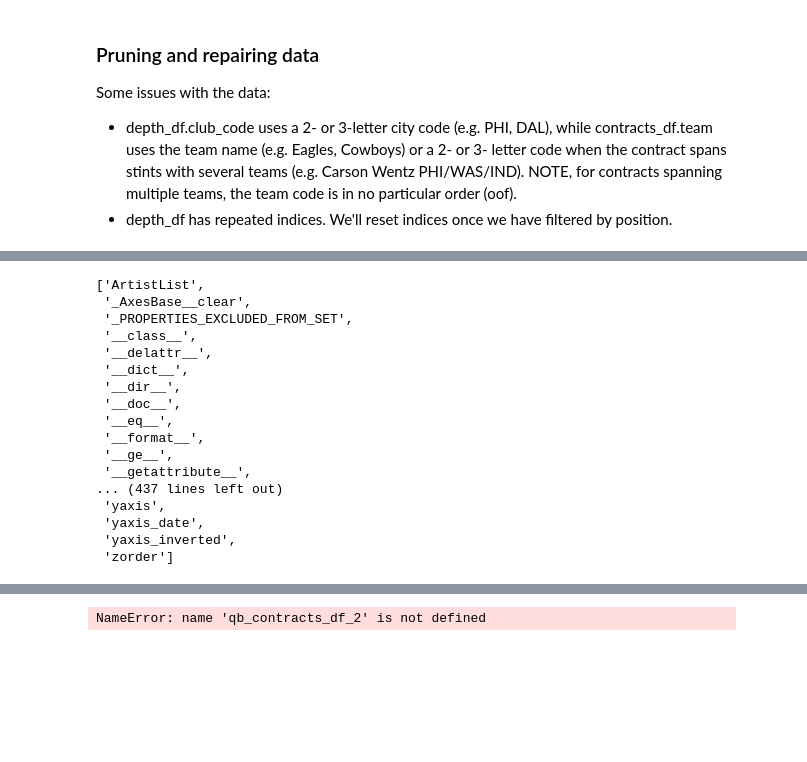
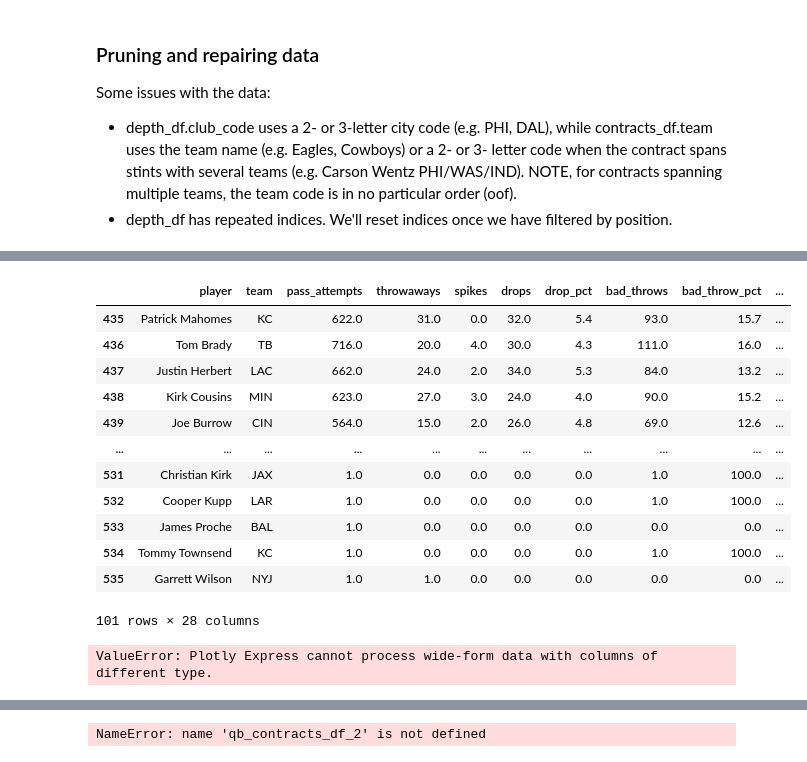
Before and after one commit to eatai/nfl_datascience, a Jupyter notebook: QB_contract_trends.ipynb, the cells around one changed output, grey strips where cells are left out. Saved outputs shown, nothing was run; the diff lists cells and outputs as text; code cells hidden in the pictures; blank space fills up the shorter version.

```diff
--- a/QB_contract_trends.ipynb
+++ b/QB_contract_trends.ipynb
@@ -339,0 +626,3 @@ ax[0].get_lines()[0].__dict__
+# %%
+pfr_df = nfl.import_pfr('pass')
+ngs_df = nfl.import_ngs_data(stat_type= 'rushing', years = [2022])
@@ -340,23 +638,37 @@ ax[0].get_lines()[0].__dict__
+# %%
+pfr_df[pfr_df['season'] == 2022]
+# %% [output]
+|  | player | team | pass_attempts | throwaways | spikes | drops | drop_pct | bad_throws | bad_throw_pct | ... |
+| 435 | Patrick Mahomes | KC | 622.0 | 31.0 | 0.0 | 32.0 | 5.4 | 93.0 | 15.7 | ... |
+| 436 | Tom Brady | TB | 716.0 | 20.0 | 4.0 | 30.0 | 4.3 | 111.0 | 16.0 | ... |
+| 437 | Justin Herbert | LAC | 662.0 | 24.0 | 2.0 | 34.0 | 5.3 | 84.0 | 13.2 | ... |
+| 438 | Kirk Cousins | MIN | 623.0 | 27.0 | 3.0 | 24.0 | 4.0 | 90.0 | 15.2 | ... |
+| 439 | Joe Burrow | CIN | 564.0 | 15.0 | 2.0 | 26.0 | 4.8 | 69.0 | 12.6 | ... |
+| ... | ... | ... | ... | ... | ... | ... | ... | ... | ... | ... |
+| 531 | Christian Kirk | JAX | 1.0 | 0.0 | 0.0 | 0.0 | 0.0 | 1.0 | 100.0 | ... |
+| 532 | Cooper Kupp | LAR | 1.0 | 0.0 | 0.0 | 0.0 | 0.0 | 1.0 | 100.0 | ... |
+| 533 | James Proche | BAL | 1.0 | 0.0 | 0.0 | 0.0 | 0.0 | 0.0 | 0.0 | ... |
+| 534 | Tommy Townsend | KC | 1.0 | 0.0 | 0.0 | 0.0 | 0.0 | 1.0 | 100.0 | ... |
+| 535 | Garrett Wilson | NYJ | 1.0 | 1.0 | 0.0 | 0.0 | 0.0 | 0.0 | 0.0 | ... |
+101 rows × 28 columns
+# %%
+pfr_df[pfr_df['season']==2022][['player', 'pass_attempts']].hist(column='pass_attempts')
+# %% [output]
+ValueError: Plotly Express cannot process wide-form data with columns of different type.
 # %%
-dir(ax[0])
+
+fig = px.scatter(df, x = 'year_signed', y = 'apy', color = 'contract_type',
+    custom_data = ['player', 'apy', 'apy_cap_pct'],
+    hover_name = df['player'],
+    template='seaborn')
+
+fig.update_traces(
+    hovertemplate="<br>".join([
+        "%{customdata[0]}",
+        "$%{customdata[1]:.2f}M"
+    ])
+)
+fig.show()
-# %% [output]
-['ArtistList',
- '_AxesBase__clear',
- '_PROPERTIES_EXCLUDED_FROM_SET',
- '__class__',
- '__delattr__',
- '__dict__',
- '__dir__',
- '__doc__',
- '__eq__',
- '__format__',
- '__ge__',
- '__getattribute__',
-... (437 lines left out)
- 'yaxis',
- 'yaxis_date',
- 'yaxis_inverted',
- 'zorder']
 # %%
 ax[0].lines
 # %% [output]
```
Also changed, not shown: parts of 32 cells of this notebook, 3 other files.
